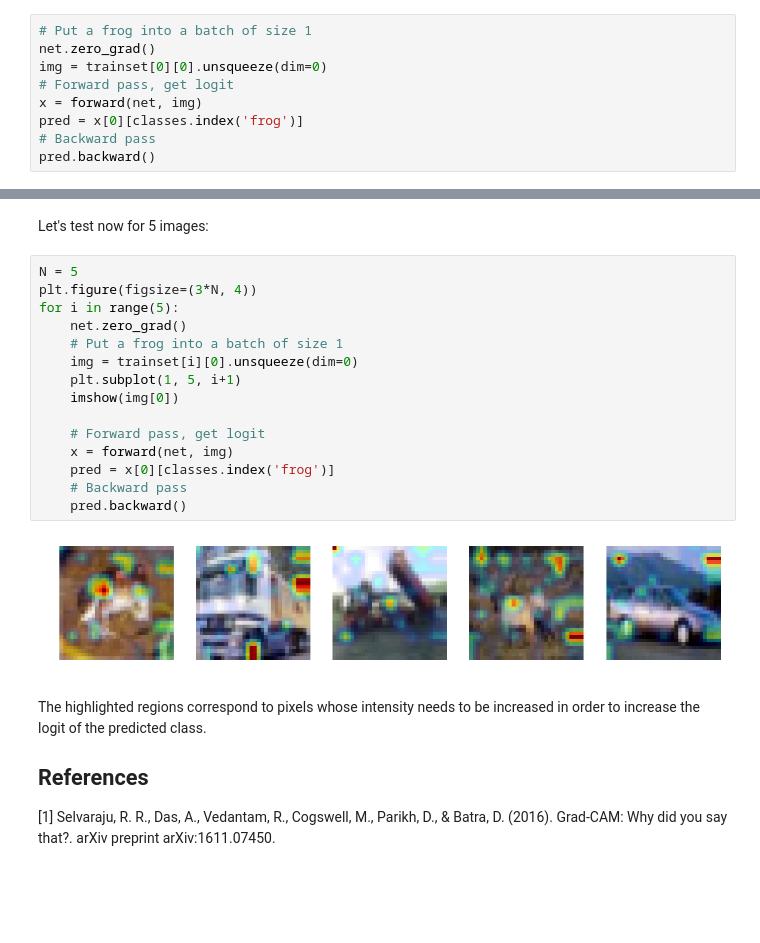
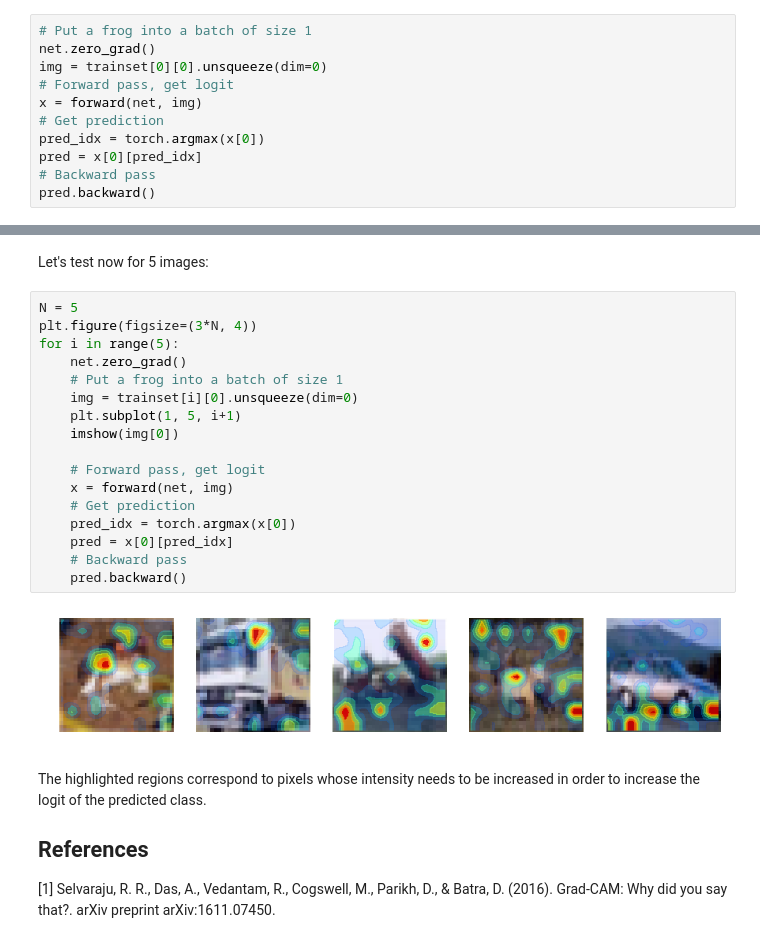
Before and after one commit to dfdazac/gradcam-test, a Jupyter notebook: gradcam_test.ipynb, the cells around one changed output, grey strips where cells are left out. Drawn from its saved outputs; the diff is of its cells as text; blank space fills up the shorter version.

```diff
--- a/gradcam_test.ipynb
+++ b/gradcam_test.ipynb
@@ -110,7 +110,9 @@ net.zero_grad()
 img = trainset[0][0].unsqueeze(dim=0)
 # Forward pass, get logit
 x = forward(net, img)
-pred = x[0][classes.index('frog')]
+# Get prediction
+pred_idx = torch.argmax(x[0])
+pred = x[0][pred_idx]
 # Backward pass
 pred.backward()
 # %% [output]
@@ -166,20 +168,22 @@ Let's test now for 5 images:
 # %%
 N = 5
 plt.figure(figsize=(3*N, 4))
 for i in range(5):
     net.zero_grad()
     # Put a frog into a batch of size 1
     img = trainset[i][0].unsqueeze(dim=0)
     plt.subplot(1, 5, i+1)
     imshow(img[0])
 
     # Forward pass, get logit
     x = forward(net, img)
-    pred = x[0][classes.index('frog')]
+    # Get prediction
+    pred_idx = torch.argmax(x[0])
+    pred = x[0][pred_idx]
     # Backward pass
     pred.backward()
 # %% [output]
-[figure, old version]
+[figure, new version]
 # %% [markdown]
 The highlighted regions correspond to pixels whose intensity needs to be increased in order to increase the logit of the predicted class.
 
```
Also changed, not shown: parts of 1 cell of this notebook.
